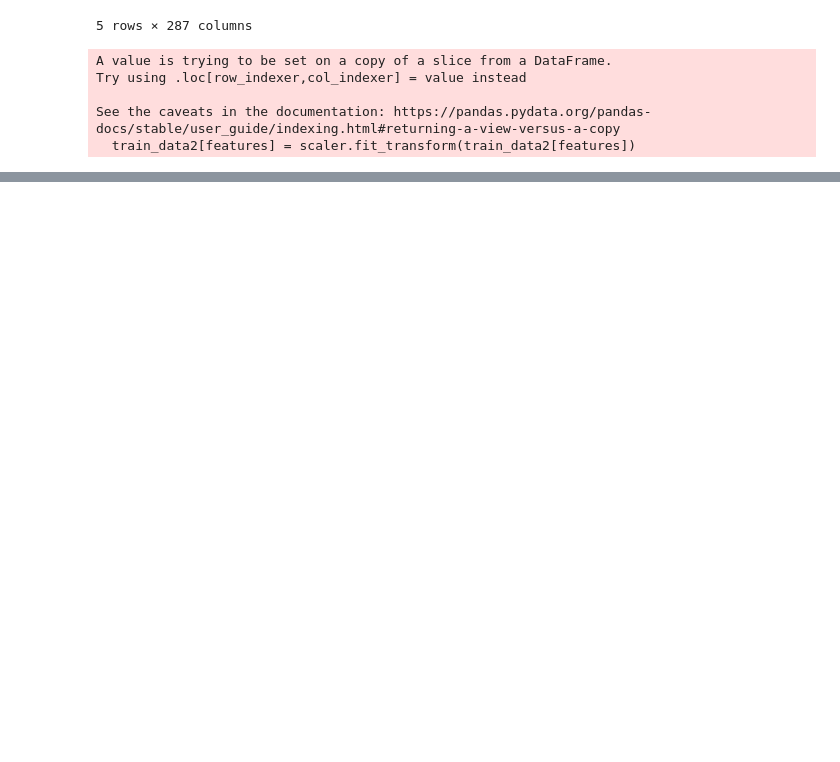
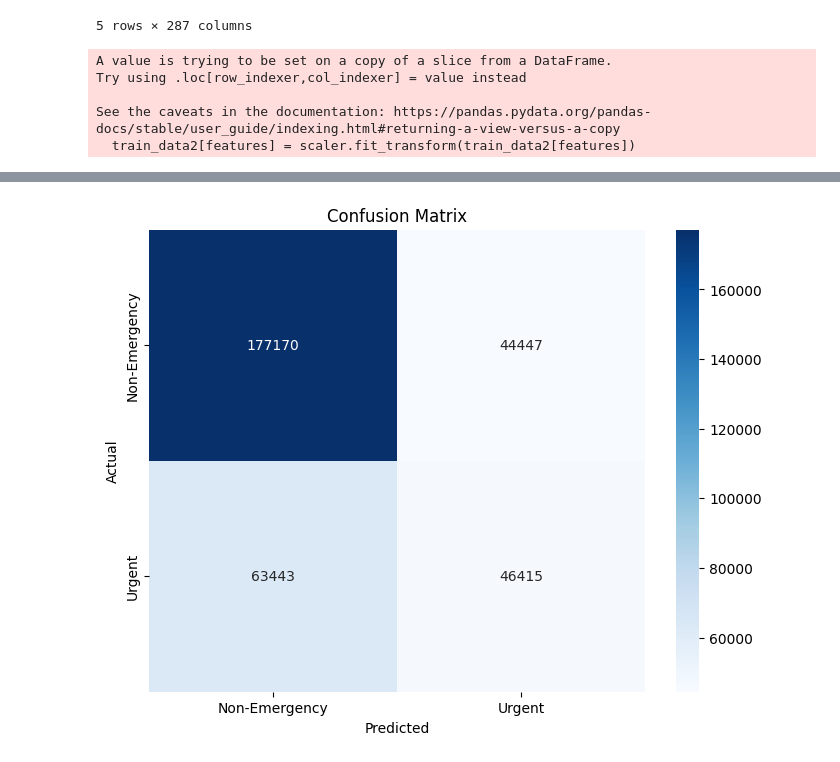
Before and after one commit to jmart305/ds4ph_term4_capstone, a Jupyter notebook: prediction_model.ipynb, the cells around one changed output, grey strips where cells are left out. Saved outputs shown, nothing was run; the diff lists cells and outputs as text; code cells hidden in the pictures; blank space fills up the shorter version.

```diff
--- a/prediction_model.ipynb
+++ b/prediction_model.ipynb
@@ -554,0 +665,21 @@ Name: count, dtype: int64
+# %%
+model3.eval()
+with torch.no_grad():
+    logits3 = model3(X_test2)
+    probs3 = torch.softmax(logits3, dim = 1)
+    preds3 = torch.argmax(probs3, dim = 1)
+
+# Get Counts of Each Prediction Class
+preds_labeled3 = pd.DataFrame(le_priority_binary.inverse_transform(preds3.numpy()))
+print(preds_labeled3.value_counts())
+
+# Get Counts of Each Class in Test Data
+counts_test2 = pd.DataFrame(le_priority_binary.inverse_transform(Y_test2))
+print(counts_test2.value_counts())
+
+# Counts of Each Class in Original Data
+category_counts2 = pd.DataFrame(le_priority_binary.inverse_transform(calls2['priority_binary'])).value_counts()
+print(category_counts2)
+
+# Get Accuracy on Testing Set
+np.mean(preds3.numpy() == Y_test2)
@@ -554,0 +700,20 @@ Name: count, dtype: int64
+# %%
+# Plot and generate the confusion matrix
+y_true3 = Y_test2
+y_pred3 = preds3.numpy()
+
+# Generate confusion matrix
+cm3 = confusion_matrix(y_true3, y_pred3)
+
+# Plot confusion matrix
+plt.figure(figsize=(8, 6))
+sns.heatmap(cm3, annot=True, fmt='d', cmap='Blues',
+            xticklabels=le_priority_binary.classes_,
+            yticklabels=le_priority_binary.classes_)
+plt.xlabel('Predicted')
+plt.ylabel('Actual')
+plt.title('Confusion Matrix')
+plt.savefig('confusion_matrix_binary.png', dpi=300, bbox_inches='tight')
+plt.show()
+# %% [output]
+[figure, added]
```
Also changed, not shown: parts of 15 cells of this notebook, 8 other files.
